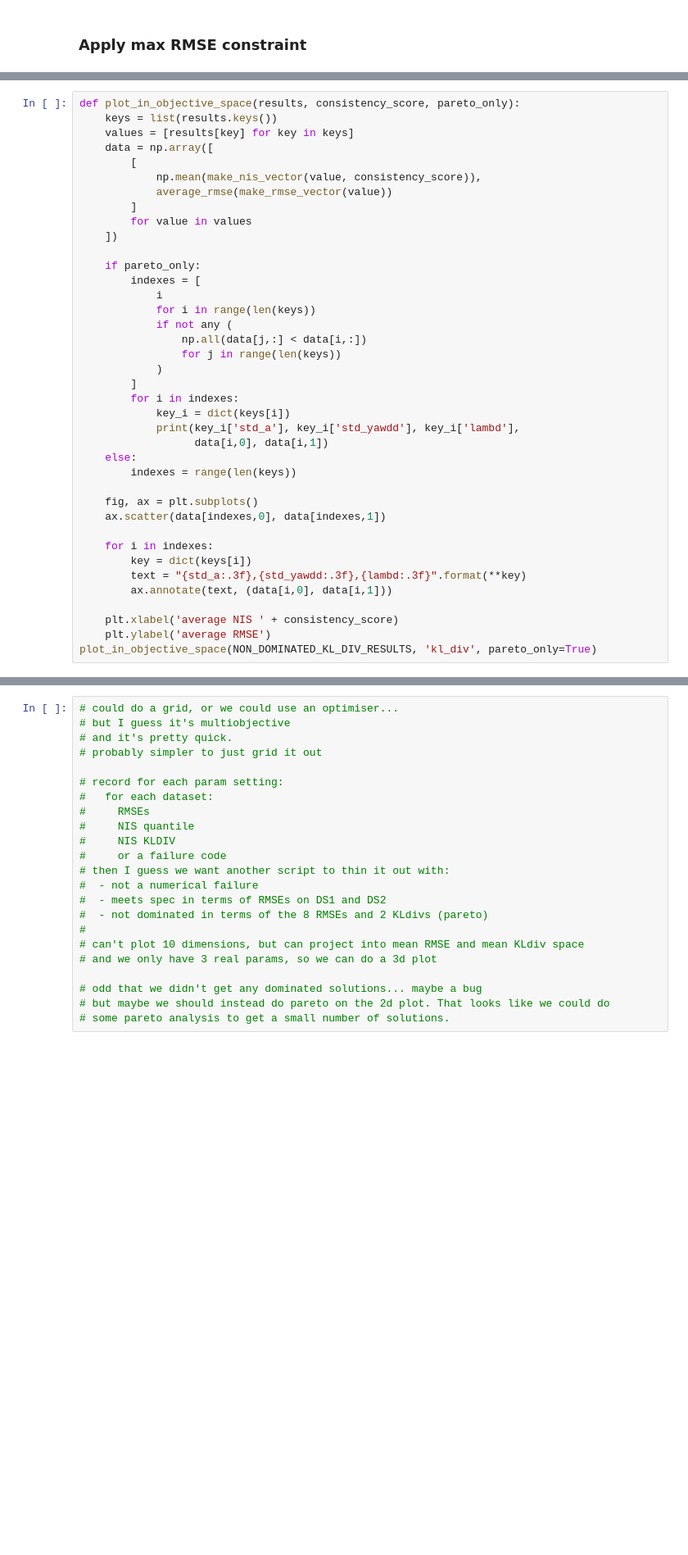
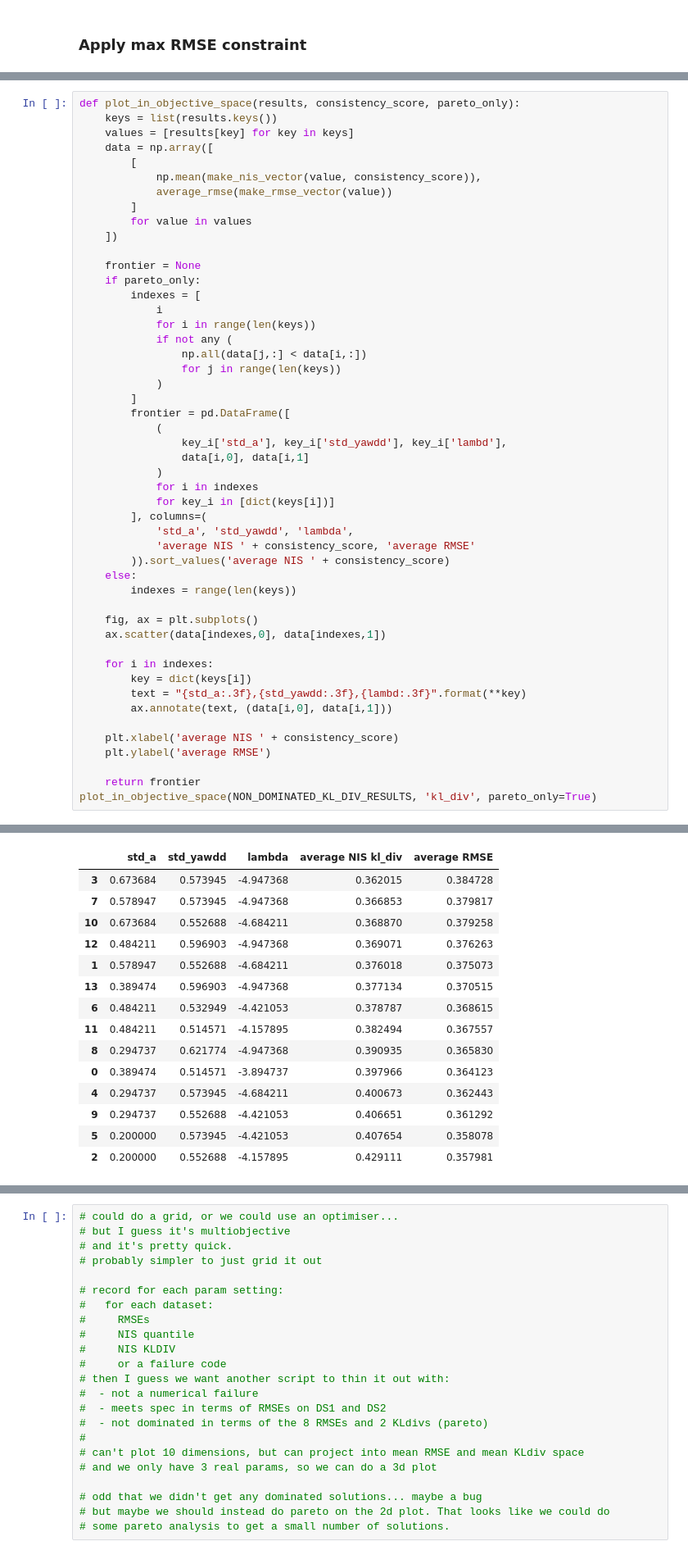
Before and after one commit to jdleesmiller/CarND-Unscented-Kalman-Filter-Project, a Jupyter notebook: notes.ipynb, the cells around one changed output, grey strips where cells are left out. Shown at 82% size. Saved outputs shown, nothing was run; the diff lists cells and outputs as text; blank space fills up the shorter version.

```diff
--- a/notes.ipynb
+++ b/notes.ipynb
@@ -374,6 +455,7 @@ def plot_in_objective_space(results, consistency_score, pareto_only):
         for value in values
     ])
 
+    frontier = None
     if pareto_only:
         indexes = [
             i
@@ -383,10 +465,17 @@ def plot_in_objective_space(results, consistency_score, pareto_only):
                 for j in range(len(keys))
             )
         ]
-        for i in indexes:
-            key_i = dict(keys[i])
-            print(key_i['std_a'], key_i['std_yawdd'], key_i['lambd'],
-                  data[i,0], data[i,1])
+        frontier = pd.DataFrame([
+            (
+                key_i['std_a'], key_i['std_yawdd'], key_i['lambd'],
+                data[i,0], data[i,1]
+            )
+            for i in indexes
+            for key_i in [dict(keys[i])]
+        ], columns=(
+            'std_a', 'std_yawdd', 'lambda',
+            'average NIS ' + consistency_score, 'average RMSE'
+        )).sort_values('average NIS ' + consistency_score)
     else:
         indexes = range(len(keys))
 
@@ -400,5 +489,7 @@ def plot_in_objective_space(results, consistency_score, pareto_only):
 
     plt.xlabel('average NIS ' + consistency_score)
     plt.ylabel('average RMSE')
+
+    return frontier
 plot_in_objective_space(NON_DOMINATED_KL_DIV_RESULTS, 'kl_div', pareto_only=True)
 # %% [output]
@@ -417,3 +496,18 @@ plot_in_objective_space(NON_DOMINATED_KL_DIV_RESULTS, 'kl_div', pareto_only=True
+|  | std_a | std_yawdd | lambda | average NIS kl_div | average RMSE |
+| 3 | 0.673684 | 0.573945 | -4.947368 | 0.362015 | 0.384728 |
+| 7 | 0.578947 | 0.573945 | -4.947368 | 0.366853 | 0.379817 |
+| 10 | 0.673684 | 0.552688 | -4.684211 | 0.368870 | 0.379258 |
+| 12 | 0.484211 | 0.596903 | -4.947368 | 0.369071 | 0.376263 |
+| 1 | 0.578947 | 0.552688 | -4.684211 | 0.376018 | 0.375073 |
+| 13 | 0.389474 | 0.596903 | -4.947368 | 0.377134 | 0.370515 |
+| 6 | 0.484211 | 0.532949 | -4.421053 | 0.378787 | 0.368615 |
+| 11 | 0.484211 | 0.514571 | -4.157895 | 0.382494 | 0.367557 |
+| 8 | 0.294737 | 0.621774 | -4.947368 | 0.390935 | 0.365830 |
+| 0 | 0.389474 | 0.514571 | -3.894737 | 0.397966 | 0.364123 |
+| 4 | 0.294737 | 0.573945 | -4.684211 | 0.400673 | 0.362443 |
+| 9 | 0.294737 | 0.552688 | -4.421053 | 0.406651 | 0.361292 |
+| 5 | 0.200000 | 0.573945 | -4.421053 | 0.407654 | 0.358078 |
+| 2 | 0.200000 | 0.552688 | -4.157895 | 0.429111 | 0.357981 |
 # %%
 plot_in_objective_space(RESULTS_IN_SPEC, 'quantile', pareto_only=True)
 # %% [output]
```
Also changed, not shown: parts of 18 cells of this notebook, 2 other files.
